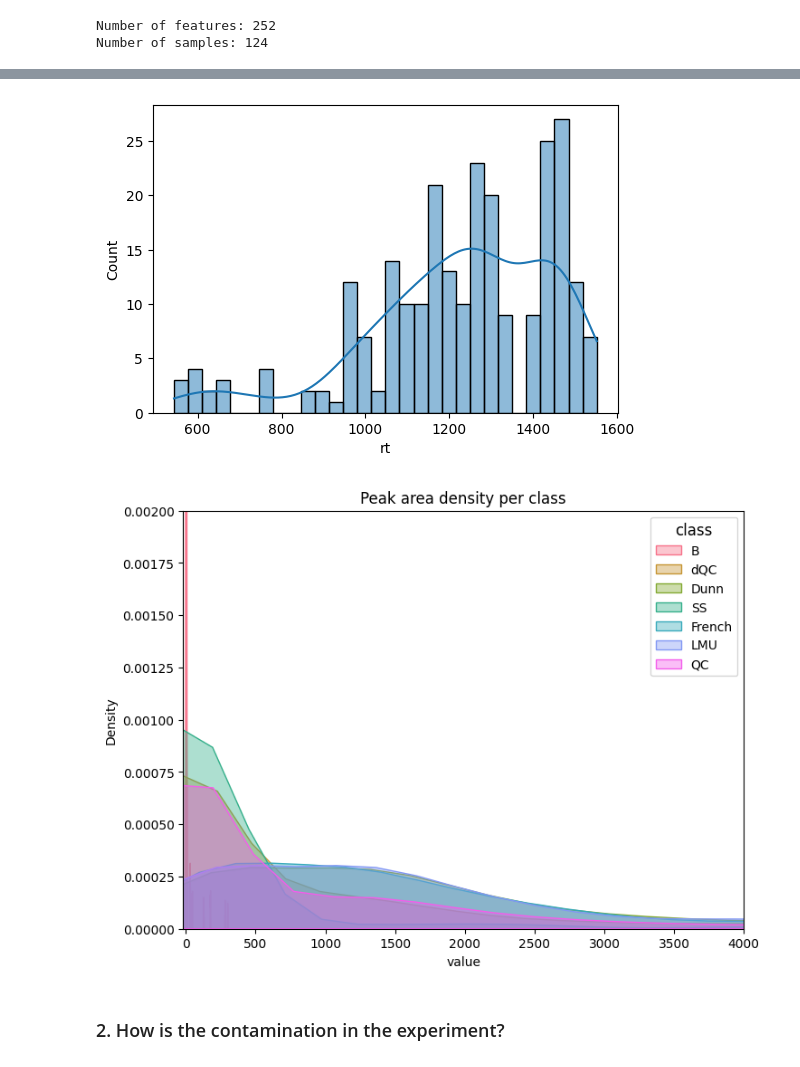
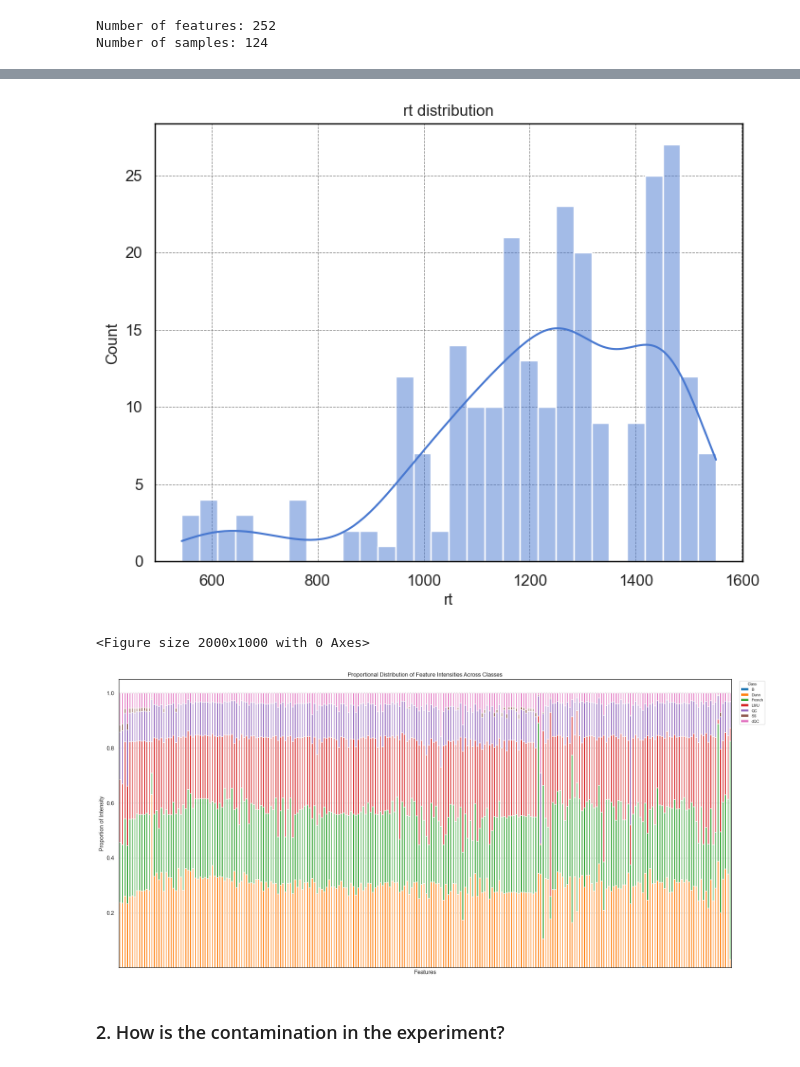
Before and after one commit to AliSaadatV/glycan_analysis, a Jupyter notebook: task1/notebooks/01_EDA.ipynb, the cells around one changed output, grey strips where cells are left out. Drawn from its saved outputs; the diff is of its cells as text; code cells hidden in the pictures.

```diff
--- a/task1/notebooks/01_EDA.ipynb
+++ b/task1/notebooks/01_EDA.ipynb
@@ -194,48 +102,42 @@ plt.show()
 # %%
 # rt distribution
-plt.figure(figsize=(6, 4))
+plt.figure()
 sns.histplot(feat_meta['rt'], kde=True, bins=30)
+plt.title('rt distribution')
 plt.xlabel('rt')
 plt.show()
 # %% [output]
-[figure, old version]
+[figure, new version]
-# %%
-# Peak area density per class
-data_mat_with_class = data_mat.merge(sample_meta[['sample', 'class']], how='left')
-
-# Melt numeric features into long
-numeric_features = data_mat_with_class.select_dtypes(include='number')
-melted_df = numeric_features.copy()
-melted_df['class'] = data_mat_with_class['class']
-melted_df = melted_df.melt(id_vars='class', var_name='feature', value_name='value')
-
-
-# Color palette
-palette = sns.color_palette('husl', len(melted_df['class'].unique()))
-
-# Overley plots
-plt.figure(figsize=(8, 6))
-
-for color, category in zip(palette, melted_df['class'].unique()):
-    subset = melted_df[melted_df['class'] == category]
-    sns.kdeplot(
-        data=subset,
-        x='value',
-        label=str(category),
-        fill=True,
-        alpha=0.4,
-        bw_adjust=0.4,
-        color=color
-    )
-
-
-plt.ylim(0, 0.002)
-plt.xlim(-20, 4000)
-plt.title('Peak area density per class')
-plt.legend(title='class', loc='upper right', fontsize='medium', title_fontsize='large')
-plt.show()
-# %% [output]
-[figure, removed]
+# %%
+# Melt data_matrix for class-level analysis
+intensity_long = data_mat.melt(id_vars='sample', var_name='feature', value_name='intensity')
+
+# Merge with acquisition_list to add class labels
+intensity_long = intensity_long.merge(sample_meta[['sample', 'class']], on='sample')
+
+# Replace zero intensities with NaN for presence/absence analysis
+intensity_long['intensity'] = intensity_long['intensity'].replace(0, pd.NA)
+
+# Calculate the total intensity for each feature by class
+feature_class_intensity = intensity_long.groupby(['feature', 'class'])['intensity'].sum().unstack(fill_value=0)
+
+# Calculate the proportion of intensity per class for each feature
+feature_class_proportions = feature_class_intensity.div(feature_class_intensity.sum(axis=1), axis=0)
+
+# Plot the proportional stacked bar plot
+plt.figure(figsize=(20, 10))
+feature_class_proportions.plot(kind='bar', stacked=True, figsize=(20, 10), color=sns.color_palette("tab10"))
+
+plt.title('Proportional Distribution of Feature Intensities Across Classes')
+plt.xlabel('Features')
+plt.ylabel('Proportion of Intensity')
+plt.legend(title='Class', bbox_to_anchor=(1.01, 1), loc='upper left')
+plt.tight_layout()
+plt.xticks([])
+plt.show()
+# %% [output]
+<Figure size 2000x1000 with 0 Axes>
+[figure, added]
 # %% [markdown]
 ### 2. How is the contamination in the experiment?
 # %%
```
Also changed, not shown: parts of 32 cells of this notebook, 1 other file.
